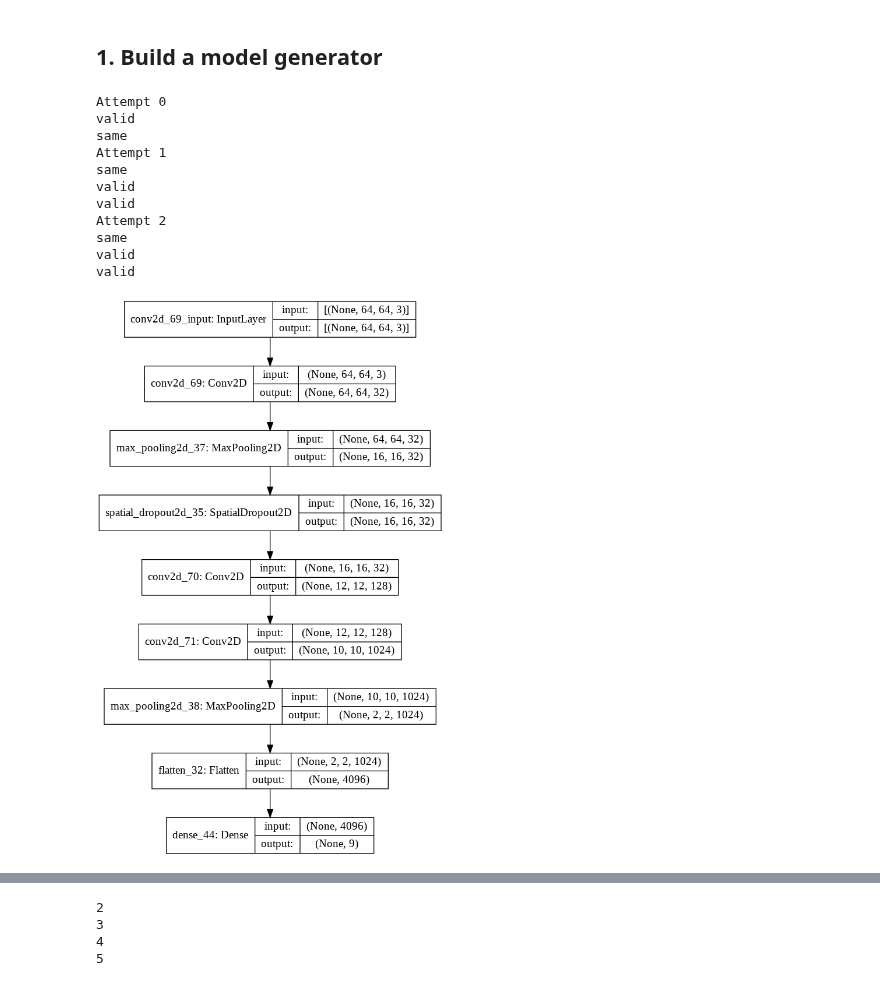
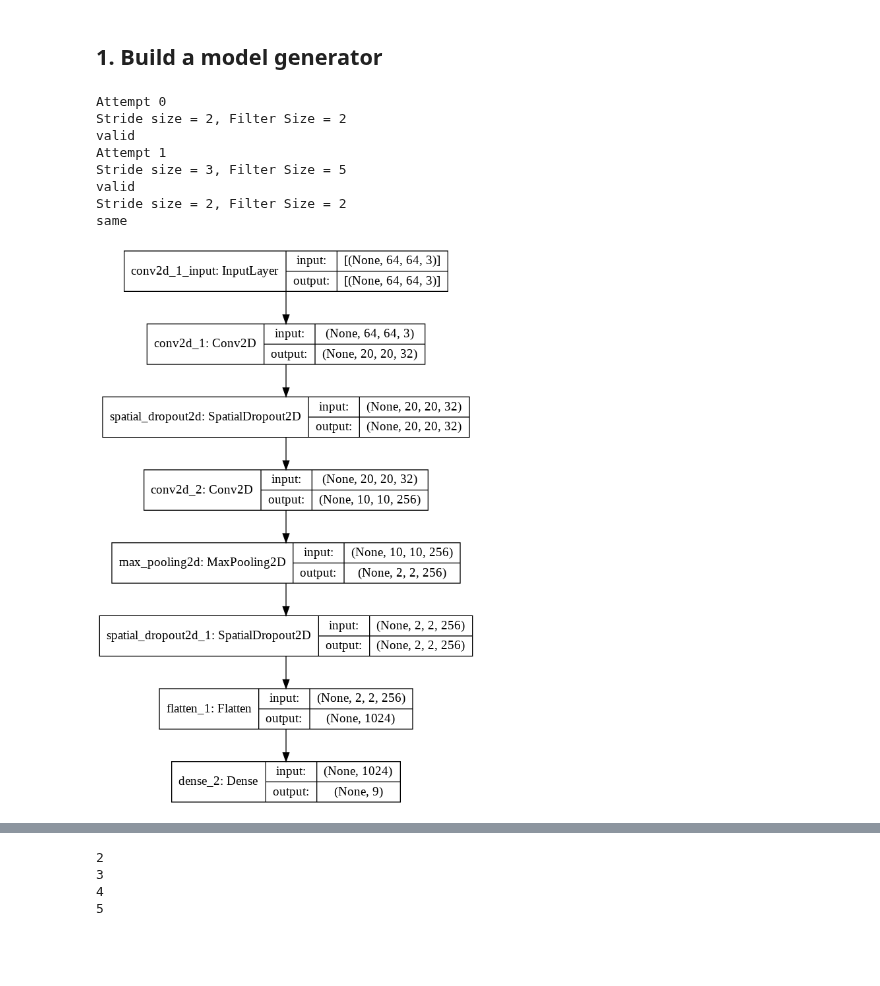
Before and after one commit to rajbircit/assignments, a Jupyter notebook: dl_a2/ensembles.ipynb, the cells around one changed output, grey strips where cells are left out. Cells and saved outputs as stored; diff of their text form; code cells hidden in the pictures; blank space fills up the shorter version.

```diff
--- a/dl_a2/ensembles.ipynb
+++ b/dl_a2/ensembles.ipynb
@@ -259,10 +259,17 @@ import gc
 plot2 = Plot()
 class ModelFactory:
     @staticmethod
-    def get_conv_layer(depth, inshape=None):
+    def get_conv_layer(depth, inshape=None, force_stride_size=False):
         out_layers = []
         filter_size = random.choice([2, 3, 4, 5])
-        stride_size = 1 #random.choice([1, 2, 3])
+        stride_size = random.choice([1, 2, 3])
+        stride_size = stride_size if stride_size < filter_size else filter_size
+
+        # In case there is an exception, the caller will
+        # set this and call again
+        stride_size = 1 if force_stride_size else stride_size
+
+        print(f"Stride size = {stride_size}, Filter Size = {filter_size}")
         stride_size = (stride_size, stride_size, )
         filter_shape = tuple([filter_size, filter_size,])
         act_fn = random.choice(['tanh', 'relu', 'sigmoid', 'selu', 'elu'])
@@ -275,12 +282,14 @@ class ModelFactory:
                                                 filter_shape,\
                                                 padding=pd,\
                                                 input_shape=inshape,\
+                                                strides=stride_size,\
                                                 activation=act_fn)
         else:
             conv_layer = tf.keras.layers.Conv2D(\
                                                 depth,\
                                                 filter_shape,\
                                                 padding=pd,\
+                                                strides=stride_size,\
                                                 activation=act_fn)
         out_layers.append(conv_layer)
 
@@ -296,7 +305,7 @@ class ModelFactory:
         return out_layers
 
     @staticmethod
-    def generate_model_internal(inshp, nlabels:int, modelname:str):
+    def generate_model_internal(inshp, nlabels:int, modelname:str, fss:bool):
         layer_neurons = []
         n_conv_layers = random.choice([1, 2, 3,])
         layer_depth = sorted([\
@@ -309,12 +318,12 @@ class ModelFactory:
 
         # Add the first Convolutional layer
         model = tf.keras.Sequential(name=modelname)
-        for lyr in ModelFactory.get_conv_layer(layer_depth[0], inshp):
+        for lyr in ModelFactory.get_conv_layer(layer_depth[0], inshp, force_stride_size=fss):
             model.add(lyr)
 
         # Add zero or more additional convoluationa layer
         for d in layer_depth[1:]:
-            for lyr in ModelFactory.get_conv_layer(d, inshape=None):
+            for lyr in ModelFactory.get_conv_layer(d, inshape=None, force_stride_size=fss):
                 model.add(lyr)
 
         # Flatten
@@ -346,10 +355,18 @@ class ModelFactory:
     @staticmethod
     def generate_model_size(inshp:tuple, nlabels:int, modelname:str, max_params:int):
         if (-1 == max_params):
-            model = ModelFactory.generate_model_internal(\
-                                                        inshp,\
-                                                        nlabels,\
-                                                        modelname)
+            try:
+                model = ModelFactory.generate_model_internal(\
+                                                            inshp,\
+                                                            nlabels,\
+                                                            modelname,\
+                                                            False)
+            except:
+                model = ModelFactory.generate_model_internal(\
+                                                            inshp,\
+                                                            nlabels,\
+                                                            modelname,\
+                                                            True)
             ModelFactory.print_model(model)
             return model
         else:
@@ -358,54 +375,59 @@ class ModelFactory:
             for i in range(10):
                 gc.collect()
                 print(f"Attempt {i}")
-                model = ModelFactory.generate_model_internal(\
-                                                             inshp,\
-                                                             nlabels,\
-                                                             modelname)
+                try:
+                    model = ModelFactory.generate_model_internal(\
+                                                                inshp,\
+                                                                nlabels,\
+                                                                modelname,
+                                                                False)
+                except:
+                    model = ModelFactory.generate_model_internal(\
+                                                                inshp,\
+                                                                nlabels,\
+                                                                modelname,
+                                                                True)
                 if model.count_params() < max_params:
                     ModelFactory.print_model(model)
                     return model
                 gc.collect()
             return None
 
     @staticmethod
     def generate_model(inshp:tuple, nlabels:int, modelname:str, max_params:int):
         """
         Tries to make a model with the number of trainable params less
         than the specified number. If it is not able to do so, it will
         create a model with a greater number regardless
         """
         model = ModelFactory.generate_model_size(\
                                                  inshp,\
                                                  nlabels,\
                                                  modelname,\
                                                  max_params)
         if None == model:
             model = ModelFactory.generate_model_size(\
                                                      inshp,\
                                                      nlabels,\
                                                      modelname,\
                                                      -1)
         return model
 
 
 
 n_classes = len(np.unique(np.concatenate((trainY, valY))))
-model = ModelFactory.generate_model(trainX[0].shape, n_classes, "thismodel", 2_500_000)
-print(model.count_params())
+for i in range(2):
+    model = ModelFactory.generate_model(trainX[0].shape, n_classes, "thismodel", 2_500_000)
 # %% [output]
 Attempt 0
+Stride size = 2, Filter Size = 2
 valid
+Attempt 1
+Stride size = 3, Filter Size = 5
+valid
+Stride size = 2, Filter Size = 2
 same
-Attempt 1
-same
-valid
-valid
-Attempt 2
-same
-valid
-valid
-[figure, old version]
+[figure, new version]
 Model: "thismodel"
 _________________________________________________________________
 Layer (type)                 Output Shape              Param #
```
Also changed, not shown: parts of 2 cells of this notebook.
